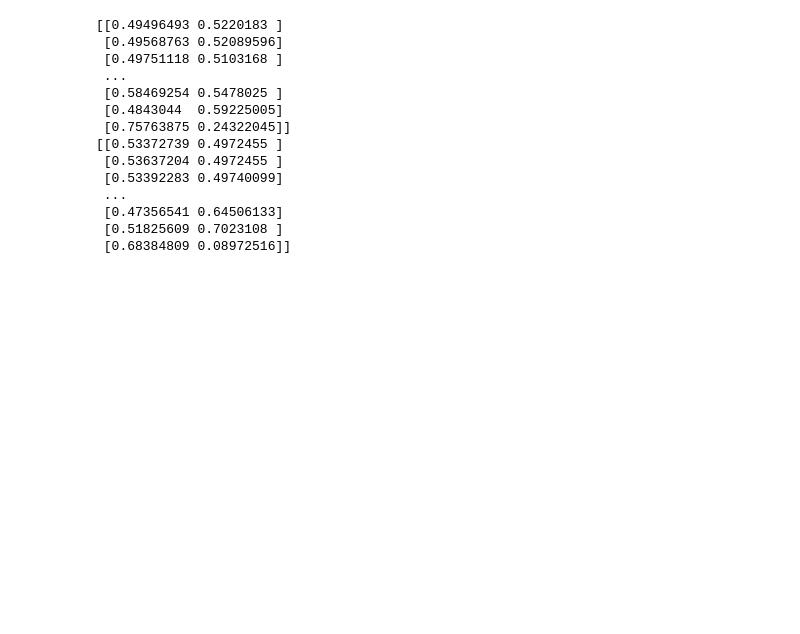
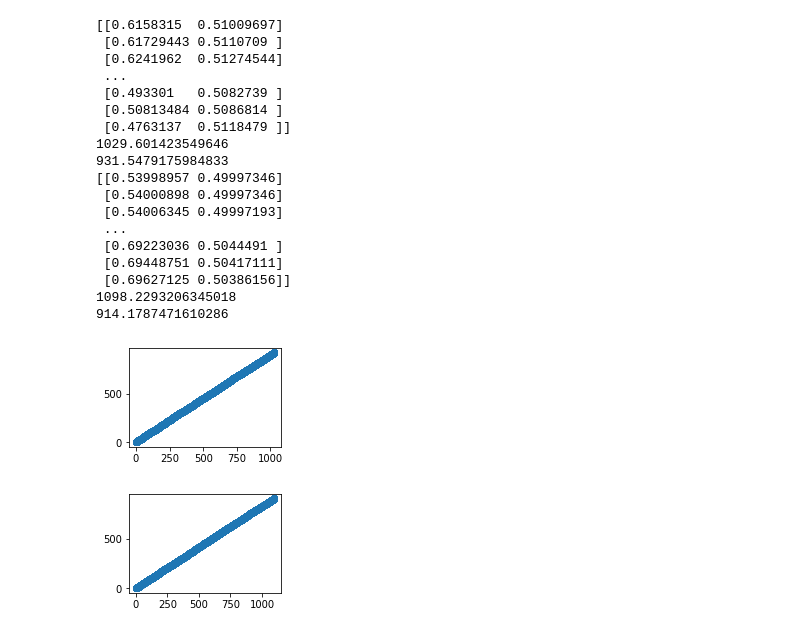
Before and after one commit to keshav123456/UROP2020, a Jupyter notebook: Europa.ipynb, the cells around one changed output. Saved outputs shown, nothing was run; the diff lists cells and outputs as text; code cells hidden in the pictures; blank space fills up the shorter version.

```diff
--- a/Europa.ipynb
+++ b/Europa.ipynb
@@ -54,16 +96,17 @@ print('done')
 done
 # %%
-print(imutrain.shape)
-print(vicontrain.shape)
 
-def windowed_dataset(series, window_size, batch_size):
-    dataset = tf.data.Dataset.from_tensor_slices(series)
-    dataset = dataset.window(window_size + 10, shift=10, drop_remainder=True)
-    dataset = dataset.flat_map(lambda window: window.batch(window_size + 1))
-    dataset = dataset.batch(batch_size).prefetch(1)
-    return dataset
-print(windowed_dataset(imutrain, 200, 256))
+# def windowed_dataset(values, window_size, batch_size):
+#     dataset = tf.data.Dataset.from_tensor_slices(values)
+#     dataset = dataset.window(window_size, shift=10, drop_remainder=True)
+# #     dataset = dataset.flat_map(lambda window: window.batch(window_size + 1))
+# #     dataset = dataset.batch(batch_size).prefetch(1)
+#     return dataset
+# b = np.array([[1, 2],
+#               [3, 4],
+#               [5, 6],
+#               [7, 8],
+#               [9, 10]])
 
-imutrain = imutrain.reshape(int(imutrain.shape[0]/200),200,imutrain.shape[1])
-
-imutest = imutest.reshape(int(imutest.shape[0]/200),200,imutest.shape[1])
+# x = view_as_windows(b,(3, 2),2)[:,0]
+# print(x.shape)
@@ -74,15 +113,15 @@ imutest = imutest.reshape(int(imutest.shape[0]/200),200,imutest.shape[1])
 # %%
 model = keras.Sequential()
 
-model.add(layers.Bidirectional(layers.LSTM(96, input_shape=(200, 6))))
+model.add(layers.Bidirectional(layers.LSTM(96, input_shape=(None, 6))))
 
 model.add(layers.Dense(2))
 
-adam = keras.optimizers.Adam(lr=0.001)
+adam = keras.optimizers.Adam(lr=0.0015)
 
 model.compile(optimizer=adam,loss='mean_squared_error')
 
-model.fit(imutrain,vicontrain, epochs=10, batch_size=256)
+model.fit(imutrain,vicontrain, epochs=90)
 
 model.summary()
 # %% [output]
@@ -104,21 +143,31 @@ Trainable params: 79,490
 Non-trainable params: 0
 _________________________________________________________________
 # %%
-values = model.predict(imutest)
-print(values)
-print(vicontest)
+testvicon = model.predict(imutest)
-# %% [output]
-[[0.49496493 0.5220183 ]
- [0.49568763 0.52089596]
- [0.49751118 0.5103168 ]
- ...
- [0.58469254 0.5478025 ]
- [0.4843044  0.59225005]
- [0.75763875 0.24322045]]
-[[0.53372739 0.4972455 ]
- [0.53637204 0.4972455 ]
- [0.53392283 0.49740099]
- ...
- [0.47356541 0.64506133]
- [0.51825609 0.7023108 ]
- [0.68384809 0.08972516]]
+# %%
+## do something with values to test how it looks like
+print(testvicon)
+visualise(testvicon)
+print(vicontest)
+visualise(vicontest)
+# %% [output]
+[[0.6158315  0.51009697]
+ [0.61729443 0.5110709 ]
+ [0.6241962  0.51274544]
+ ...
+ [0.493301   0.5082739 ]
+ [0.50813484 0.5086814 ]
+ [0.4763137  0.5118479 ]]
+1029.601423549646
+931.5479175984833
+[[0.53998957 0.49997346]
+ [0.54000898 0.49997346]
+ [0.54006345 0.49997193]
+ ...
+ [0.69223036 0.5044491 ]
+ [0.69448751 0.50417111]
+ [0.69627125 0.50386156]]
+1098.2293206345018
+914.1787471610286
+[figure, added]
+[figure, added]
```
Also changed, not shown: parts of 12 cells of this notebook, 1 other file.
